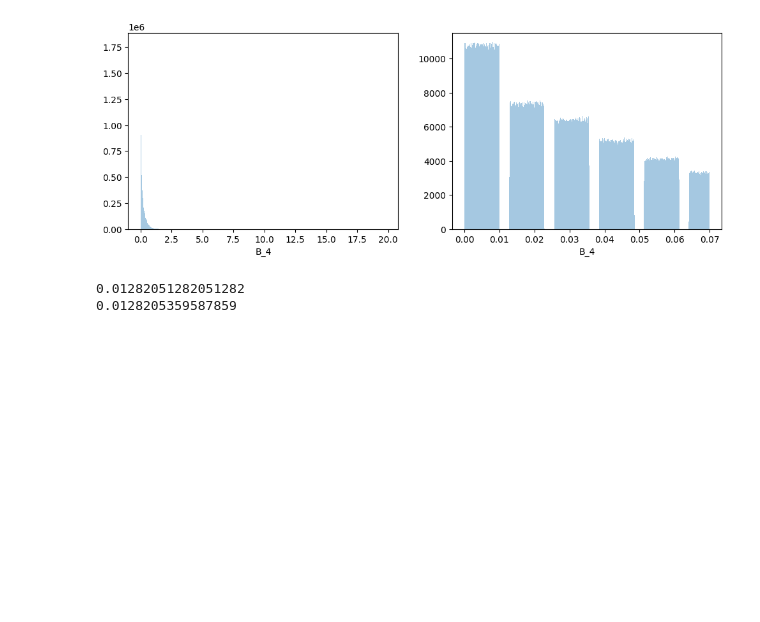
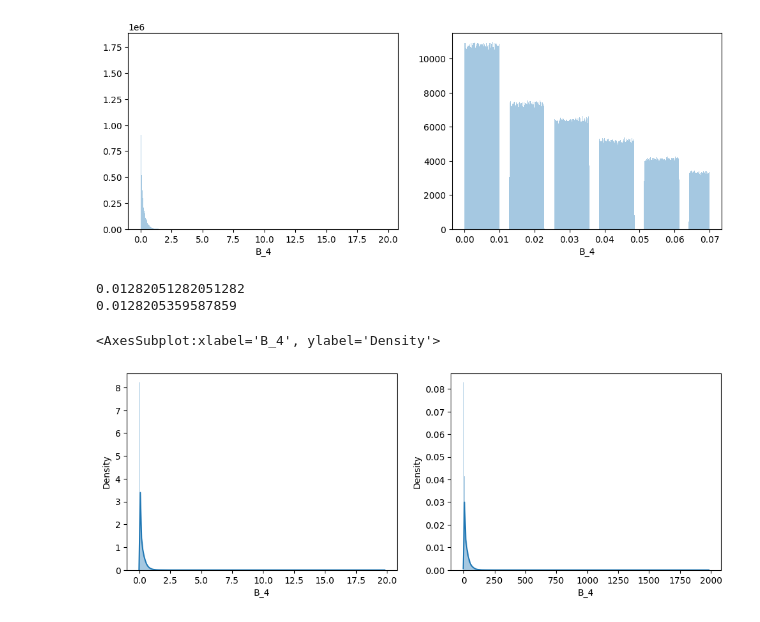
Before and after one commit to gucci-san/amex-default-prediction, a Jupyter notebook: raddar_02.ipynb, the cells around one changed output. Saved outputs shown, nothing was run; the diff lists cells and outputs as text; code cells hidden in the pictures; blank space fills up the shorter version.

```diff
--- a/raddar_02.ipynb
+++ b/raddar_02.ipynb
@@ -122,3 +122,11 @@ print(x.loc[(x.B_4 < 0.03) & (x.B_4 > 0.01), "B_4"].min())
 # %% [output]
 0.01282051282051282
 0.0128205359587859
+# %%
+fig, ax = plt.subplots(1, 2, figsize=(12, 4))
+
+sns.distplot(x["B_4"], bins=500, ax=ax[0])
+sns.distplot(np.floor(x["B_4"]*100), bins=500, ax=ax[1])
+# %% [output]
+<AxesSubplot:xlabel='B_4', ylabel='Density'>
+[figure, added]
```
Also changed, not shown: 3 other files.
